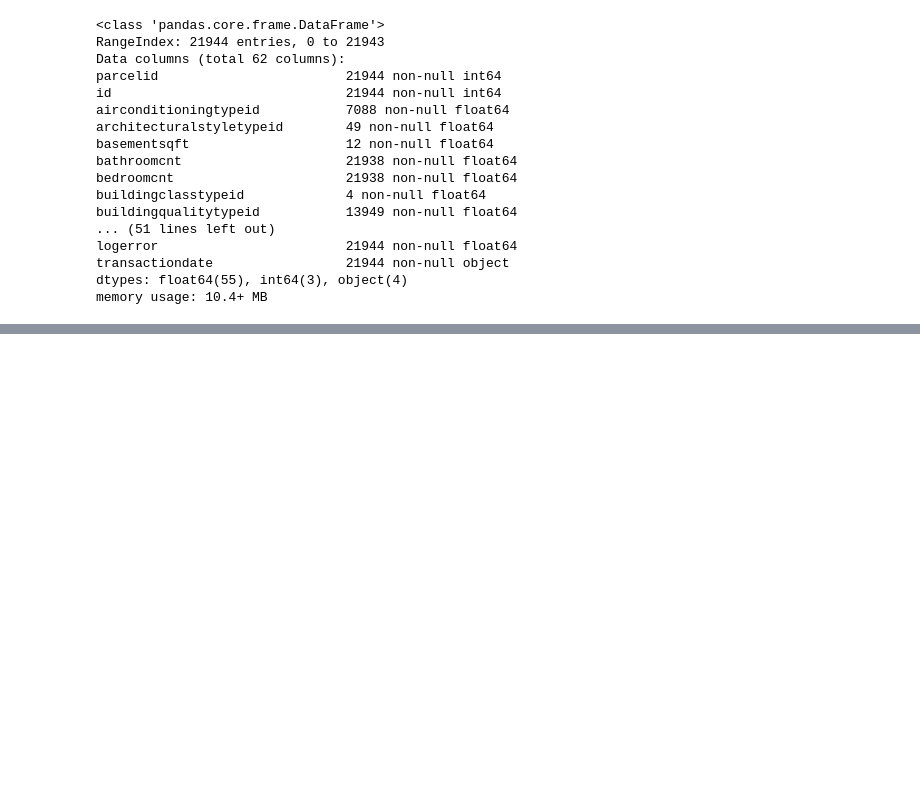
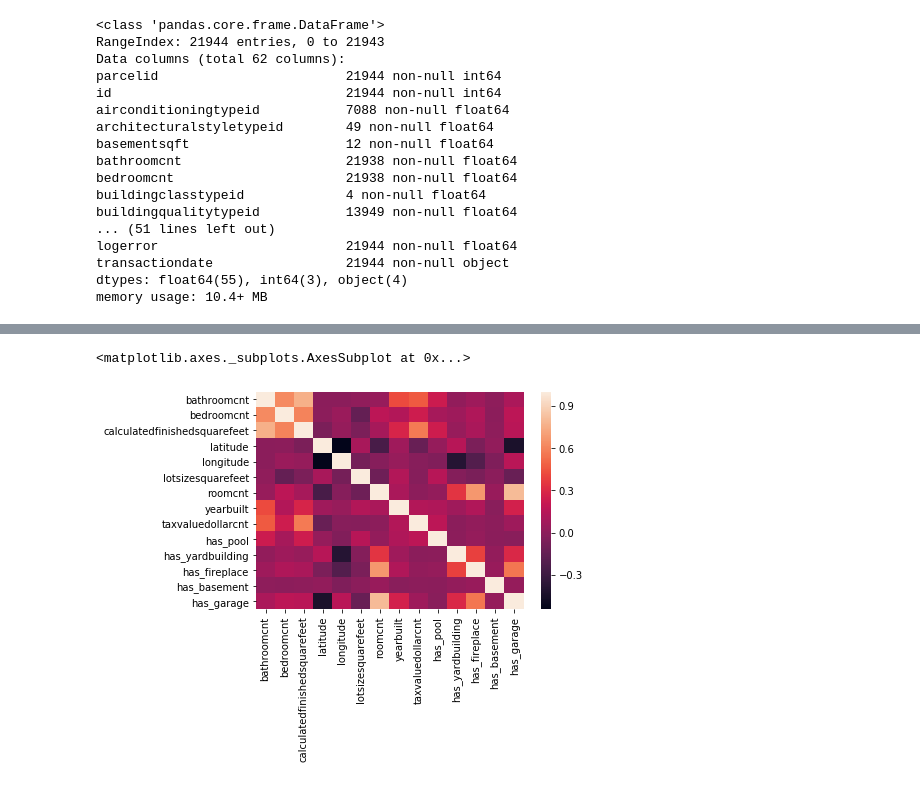
Before and after one commit to DomPedrotti/zillow-regression-project, a Jupyter notebook: first_draft_notebook.ipynb, the cells around one changed output, grey strips where cells are left out. Saved outputs shown, nothing was run; the diff lists cells and outputs as text; code cells hidden in the pictures; blank space fills up the shorter version.

```diff
--- a/first_draft_notebook.ipynb
+++ b/first_draft_notebook.ipynb
@@ -57,0 +84,2 @@ memory usage: 10.4+ MB
+# %%
+df = df.drop('rawcensustractandblock', axis = 1).drop('structuretaxvaluedollarcnt', axis = 1).drop('landtaxvaluedollarcnt', axis = 1).drop('taxamount', axis = 1).drop('censustractandblock', axis = 1).drop('logerror', axis = 1)
@@ -57,0 +88,2 @@ memory usage: 10.4+ MB
+# %%
+df = df.drop('parcelid', axis = 1).drop('propertylandusetypeid', axis = 1).drop('regionidcity', axis = 1).drop('regionidcounty', axis = 1).drop('regionidzip', axis = 1).drop('fips', axis = 1)
@@ -57,0 +92,2 @@ memory usage: 10.4+ MB
+# %%
+df = df.drop('assessmentyear', axis = 1)
@@ -57,0 +96,2 @@ memory usage: 10.4+ MB
+# %%
+df = df.dropna()
@@ -57,0 +158,5 @@ memory usage: 10.4+ MB
+# %%
+sns.heatmap(df.corr())
+# %% [output]
+<matplotlib.axes._subplots.AxesSubplot at 0x...>
+[figure, added]
```
Also changed, not shown: parts of 44 cells of this notebook.
